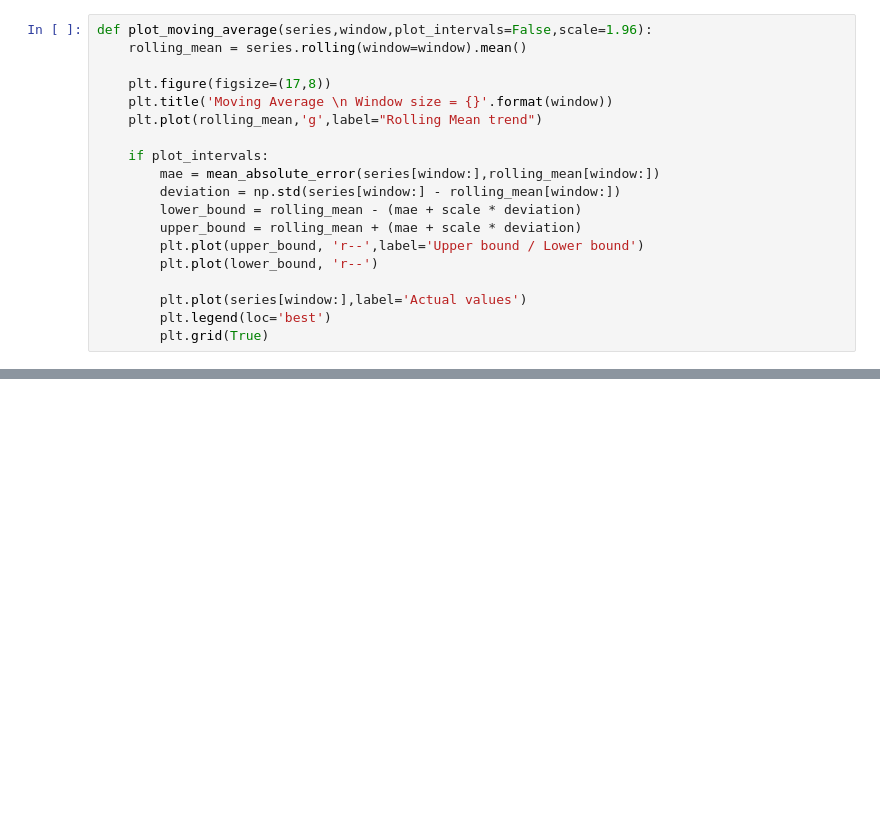
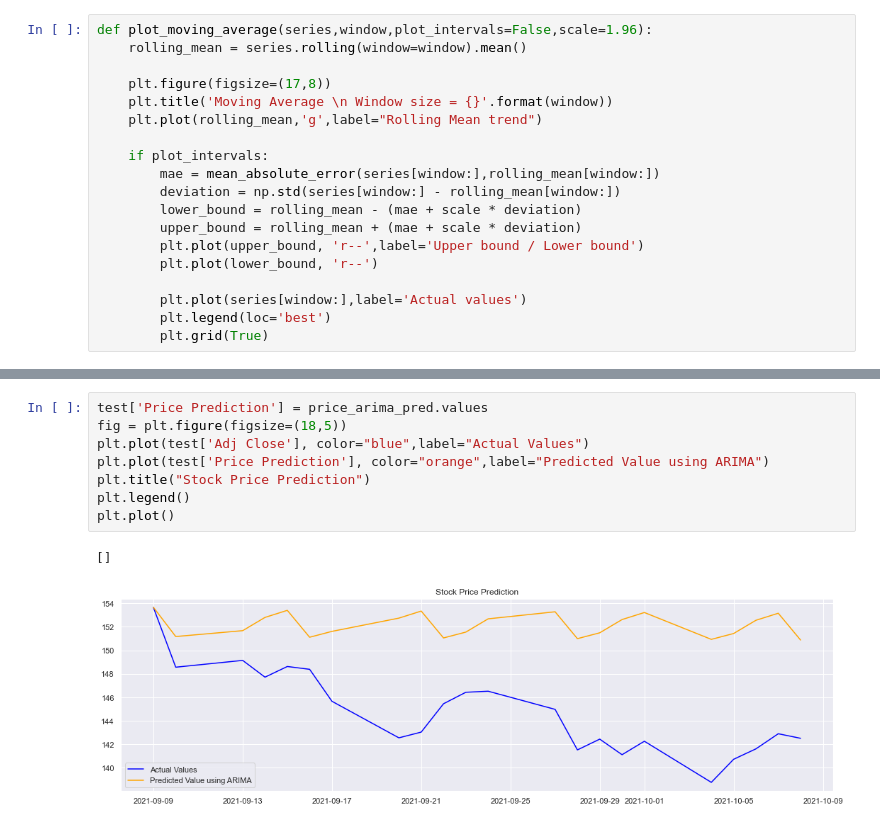
Before and after one commit to Hendyley/SC1015_Mini_Project, a Jupyter notebook: Analysis/ARIMA-GARCH/ARIMAGARCHPrediction.ipynb, the cells around one changed output, grey strips where cells are left out. Saved outputs shown, nothing was run; the diff lists cells and outputs as text; blank space fills up the shorter version.

```diff
--- a/Analysis/ARIMA-GARCH/ARIMAGARCHPrediction.ipynb
+++ b/Analysis/ARIMA-GARCH/ARIMAGARCHPrediction.ipynb
@@ -134 +150,12 @@ arima_pred = best_model.predict(start=test.index[0], end=test.index[-1])
+# %%
+test['Price Prediction'] = price_arima_pred.values
+fig = plt.figure(figsize=(18,5))
+plt.plot(test['Adj Close'], color="blue",label="Actual Values")
+plt.plot(test['Price Prediction'], color="orange",label="Predicted Value using ARIMA")
+plt.title("Stock Price Prediction")
+plt.legend()
+plt.plot()
+# %% [output]
+[]
+[figure, added]
 # %%
```
Also changed, not shown: parts of 12 cells of this notebook, 1 other file.
